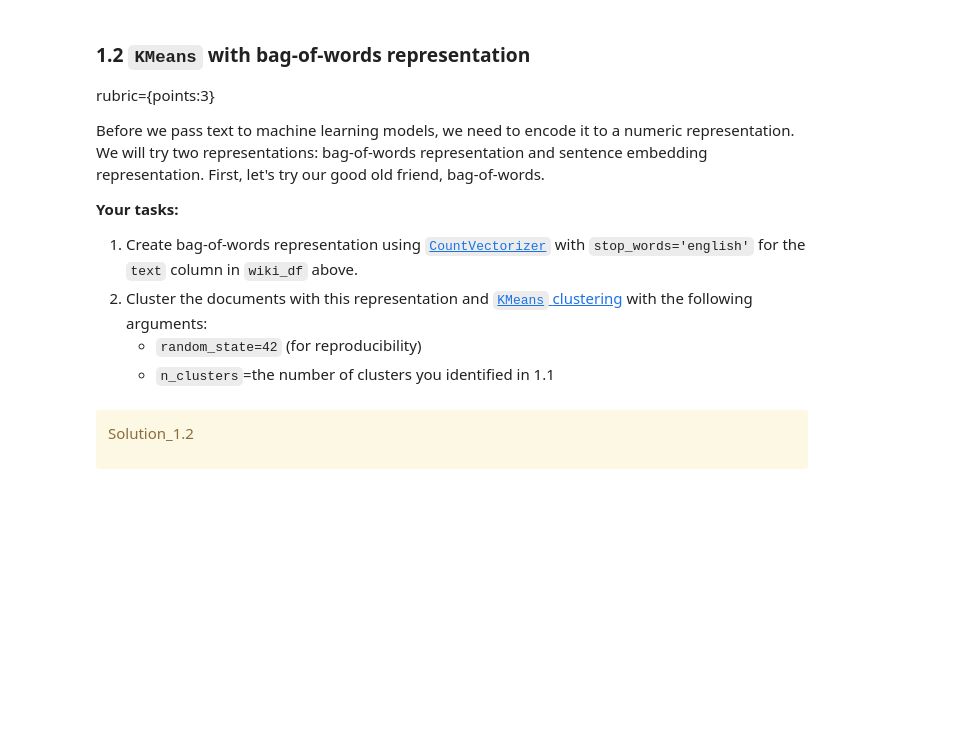
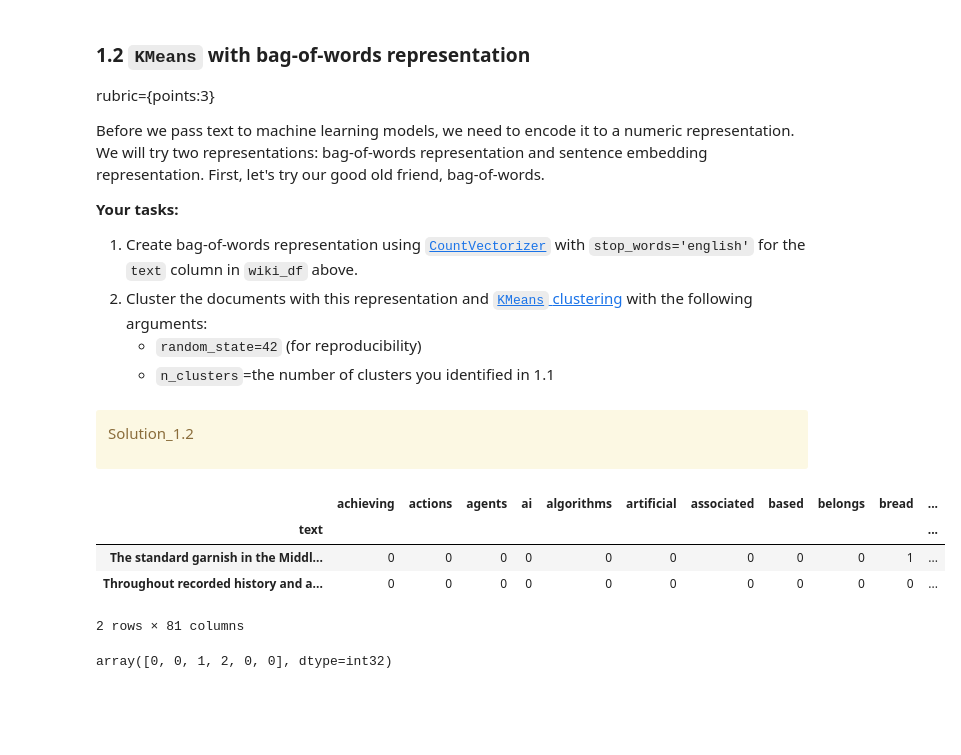
Before and after one commit to madihung/cpsc330, a Jupyter notebook: hw6/hw6.ipynb, the cells around one changed output. Saved outputs shown, nothing was run; the diff lists cells and outputs as text; code cells hidden in the pictures; blank space fills up the shorter version.

```diff
--- a/hw6/hw6.ipynb
+++ b/hw6/hw6.ipynb
@@ -161,3 +164,27 @@ kmeans_labels = None # list
+# %%
+# 1. Creating bag-of-words object
+# Code adapted from lecture 6
+countvec = CountVectorizer(stop_words="english")
+X_counts = countvec.fit_transform(wiki_df["text"])
+bow_df = pd.DataFrame(
+    X_counts.toarray(), columns=countvec.get_feature_names_out(), index=wiki_df["text"]
+)
+bow_df.head(2)
+# %% [output]
+|  | achieving | actions | agents | ai | algorithms | artificial | associated | based | belongs | bread | ... |
+| text |  |  |  |  |  |  |  |  |  |  | ... |
+| The standard garnish in the Middl... | 0 | 0 | 0 | 0 | 0 | 0 | 0 | 0 | 0 | 1 | ... |
+| Throughout recorded history and a... | 0 | 0 | 0 | 0 | 0 | 0 | 0 | 0 | 0 | 0 | ... |
+2 rows × 81 columns
+# %%
+# 2. Cluster document with KMeans after bag-of-words
+kmeans_wiki = KMeans(random_state=42, n_clusters=3)
+kmeans_bag = kmeans_wiki.fit(bow_df)
+
+kmeans_bag_labels = kmeans_bag.labels_
+kmeans_bag_labels
+# %% [output]
+array([0, 0, 1, 2, 0, 0], dtype=int32)
 # %% [markdown]
 <!-- END QUESTION -->
 
```
Also changed, not shown: parts of 18 cells of this notebook, 1 other file.
